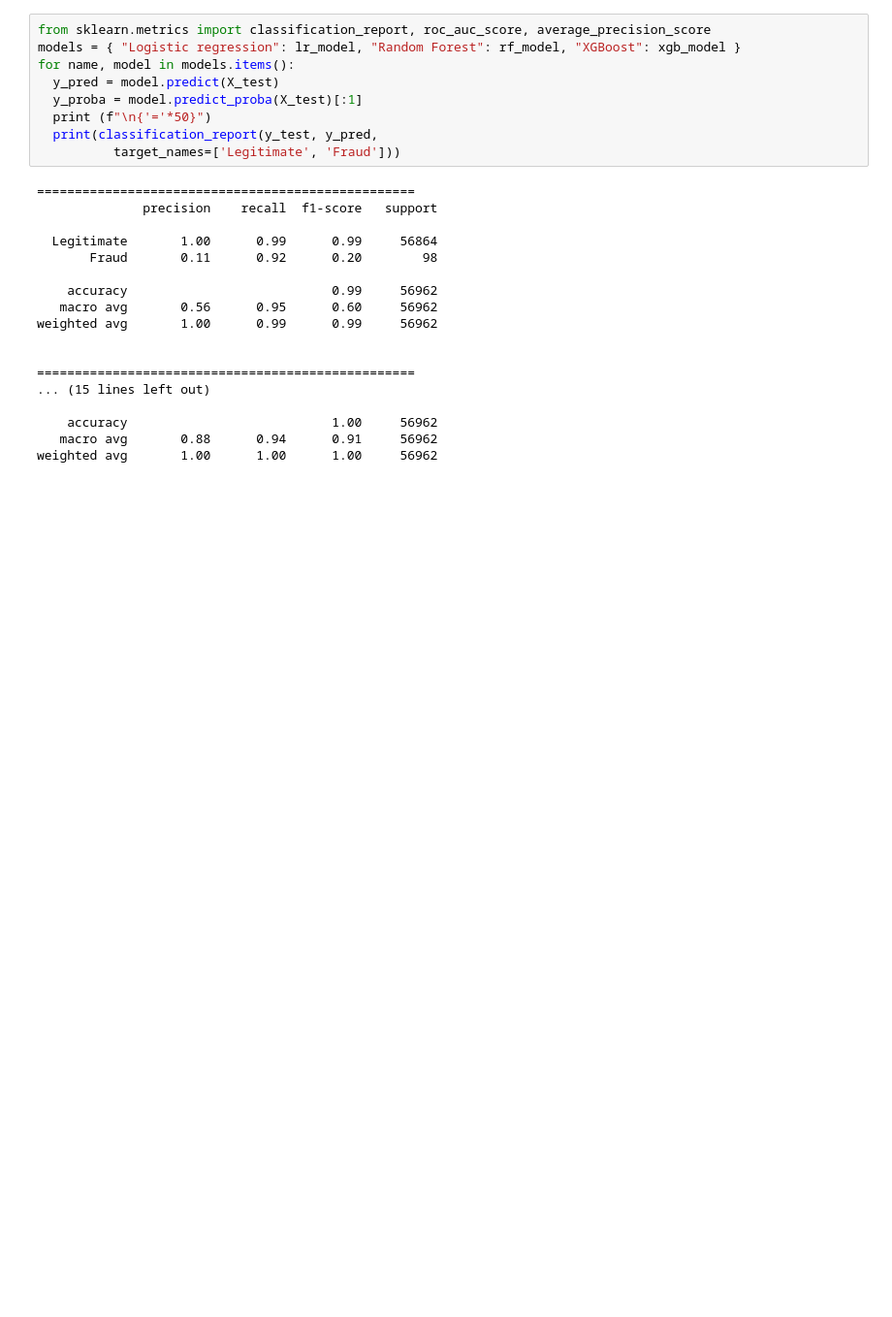
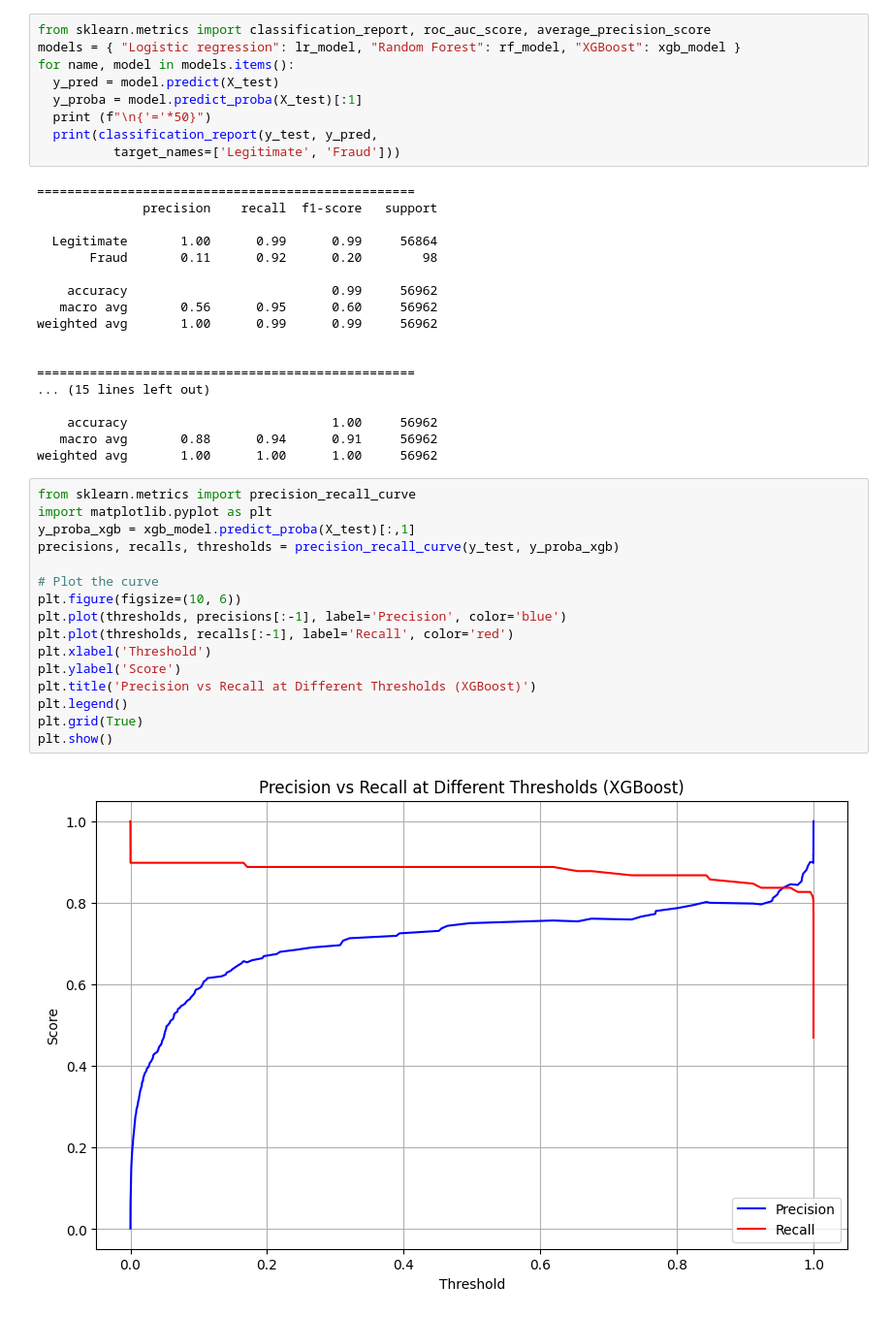
Before and after one commit to Namitha-04/Credit-Card-Fraud-detection, a Jupyter notebook: Creditcardfrauddet.ipynb, the cells around one changed output. Shown at 97% size. Saved outputs shown, nothing was run; the diff lists cells and outputs as text; blank space fills up the shorter version.

```diff
--- a/Creditcardfrauddet.ipynb
+++ b/Creditcardfrauddet.ipynb
@@ -255,3 +255,21 @@ weighted avg       1.00      0.99      0.99     56962
     accuracy                           1.00     56962
    macro avg       0.88      0.94      0.91     56962
 weighted avg       1.00      1.00      1.00     56962
+# %%
+from sklearn.metrics import precision_recall_curve
+import matplotlib.pyplot as plt
+y_proba_xgb = xgb_model.predict_proba(X_test)[:,1]
+precisions, recalls, thresholds = precision_recall_curve(y_test, y_proba_xgb)
+
+# Plot the curve
+plt.figure(figsize=(10, 6))
+plt.plot(thresholds, precisions[:-1], label='Precision', color='blue')
+plt.plot(thresholds, recalls[:-1], label='Recall', color='red')
+plt.xlabel('Threshold')
+plt.ylabel('Score')
+plt.title('Precision vs Recall at Different Thresholds (XGBoost)')
+plt.legend()
+plt.grid(True)
+plt.show()
+# %% [output]
+[figure, added]
```
Also changed, not shown: parts of 2 cells of this notebook.
